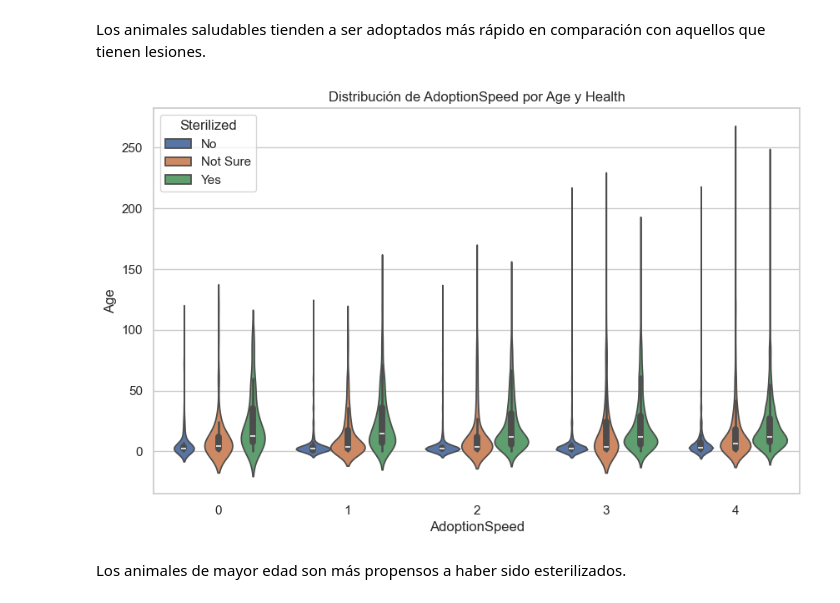
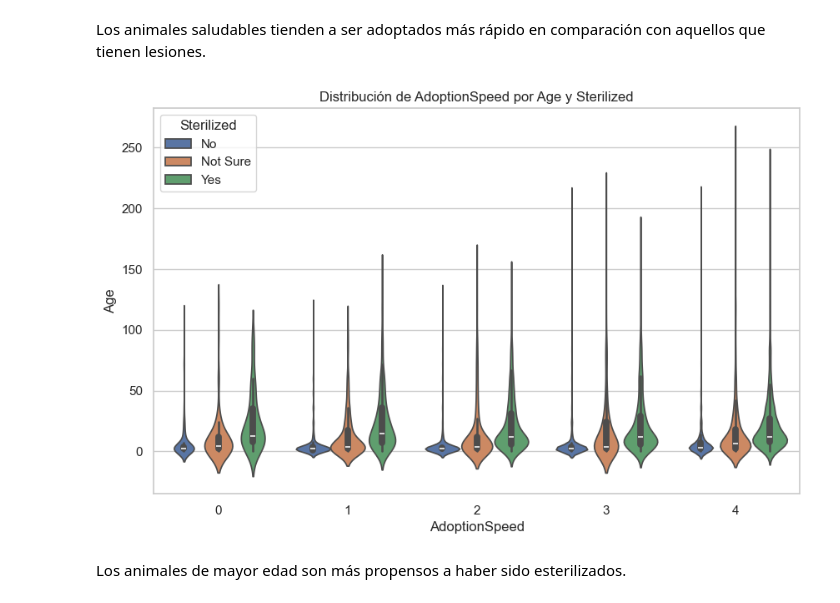
Before and after one commit to fechhh/laboII, a Jupyter notebook: EDA/eda_manual.ipynb, the cells around one changed output. Cells and saved outputs as stored; diff of their text form; code cells hidden in the pictures.

```diff
--- a/EDA/eda_manual.ipynb
+++ b/EDA/eda_manual.ipynb
@@ -399,10 +399,10 @@ Los animales saludables tienden a ser adoptados más rápido en comparación con
 # %%
 plt.figure(figsize=(10, 6))
 sns.violinplot(x='AdoptionSpeed', y='Age', hue='Sterilized', data=dataset_orig, split=False)
-plt.title('Distribución de AdoptionSpeed por Age y Health')
+plt.title('Distribución de AdoptionSpeed por Age y Sterilized')
 plt.show()
 # %% [output]
-[figure, old version]
+[figure, new version]
 # %% [markdown]
 Los animales de mayor edad son más propensos a haber sido esterilizados.
 # %% [markdown]
```
Also changed, not shown: parts of 4 cells of this notebook.
